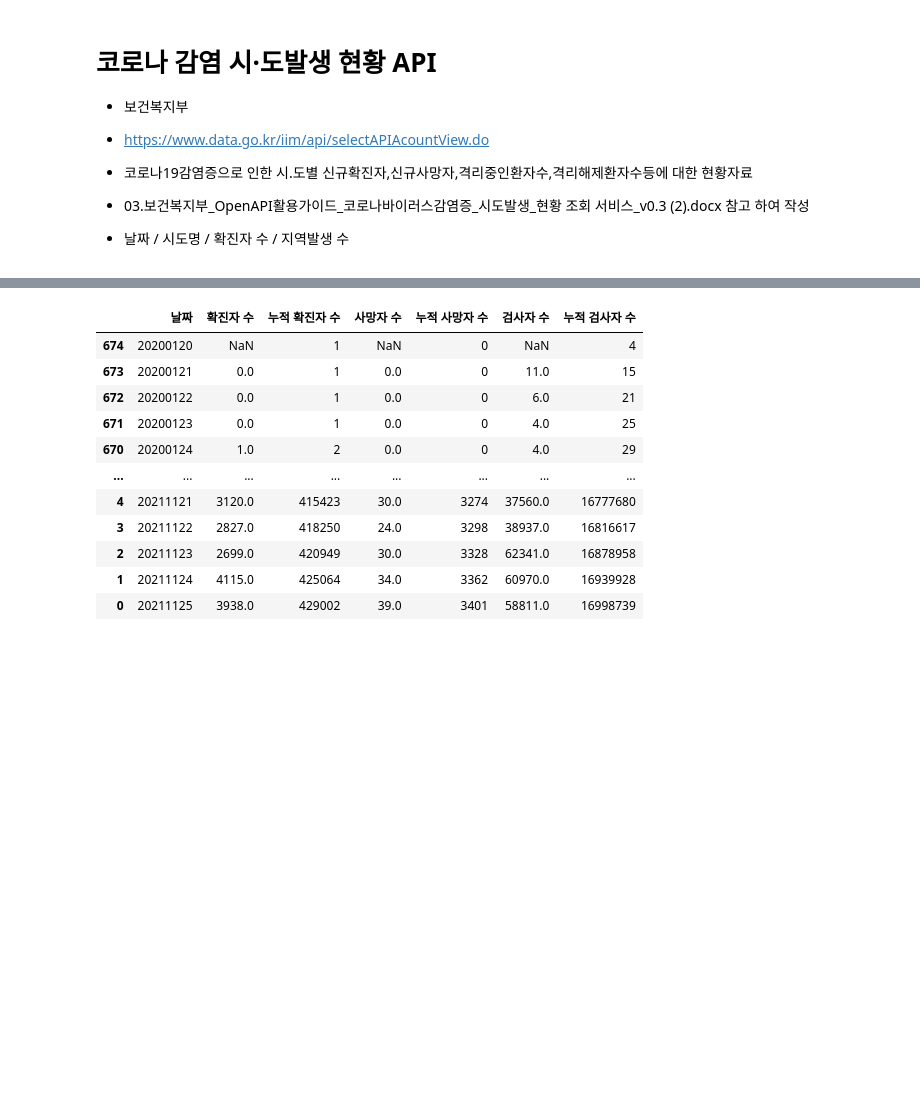
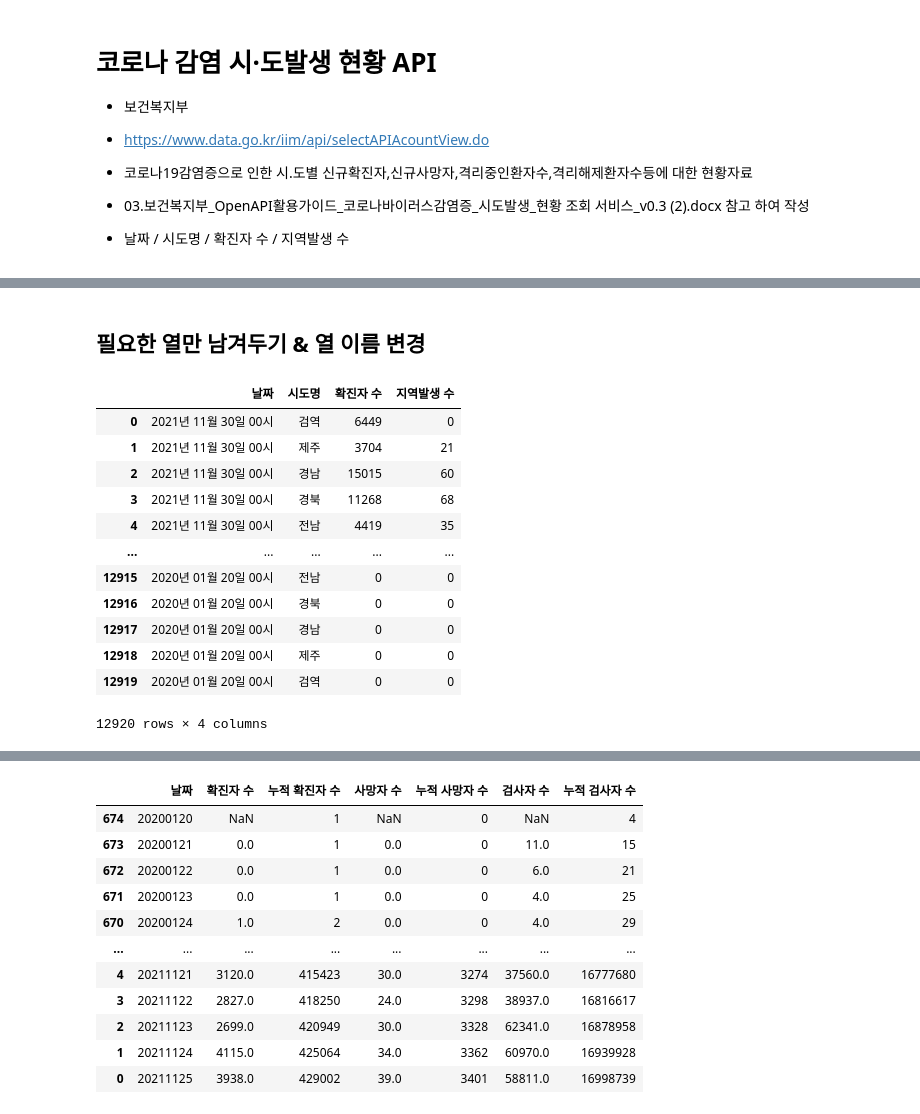
Before and after one commit to Hyeonjiwon/Python-Study, a Jupyter notebook: Data analysis/코로나/코로나 시도별 감염.ipynb, the cells around one changed output, grey strips where cells are left out. Cells and saved outputs as stored; diff of their text form; code cells hidden in the pictures; blank space fills up the shorter version.

```diff
--- a/Data analysis/코로나/코로나 시도별 감염.ipynb
+++ b/Data analysis/코로나/코로나 시도별 감염.ipynb
@@ -47,5 +49,5 @@ url_start_date = '20200120'
 url_end_date = datetime.today().strftime('%Y%m%d') # 현재시간 기준으로 데이터 불러오기
 
 # Call Back URL + 인증키 +  페이지 번호(= 1) + 한 페이지 결과 수 + 데이터 생성일 시작 범위 + 데이터 생성일 종료 범위
-# url = url_base + '?serviceKey=' + url_serviceKey + '&pageNo=1' + '&num0fRows=' + url_numOfRows + '&startCreateDt=' + url_start_date + '&endCreateDt=' + url_end_date
-url = 'http://openapi.data.go.kr/openapi/service/rest/Covid19/getCovid19SidoInfStateJson?serviceKey=zDi7%2BxdkbZUvy%2Bw2jREuuky26qthb6FliCJd4uJTY8qOo02u2VFch2k2zvE0GKtsF8nLCKxd7WqoNvU%2BuvCaUQ%3D%3D&pageNo=1&numOfRows=10&startCreateDt=20200410&endCreateDt=20200410'
+url = url_base + '?serviceKey=' + url_serviceKey + '&pageNo=1' + '&num0fRows=' + url_numOfRows + '&startCreateDt=' + url_start_date + '&endCreateDt=' + url_end_date
+url
@@ -52,6 +56,5 @@ url = 'http://openapi.data.go.kr/openapi/service/rest/Covid19/getCovid19SidoInfS
 # %%
-req = requests.get(url).content
+req = requests.get(url, allow_redirects=False).content
 
 xmlObject = xmltodict.parse(req)
-xmlObject
 # %% [output]
@@ -63,5 +62,5 @@ OrderedDict([('response',
 # %%
 dict_data = xmlObject['response']['body']['items']['item']
 
-df_conf = pd.DataFrame(dict_data)
+df = pd.DataFrame(dict_data)
 # %%
@@ -109,0 +85,25 @@ df_conf_1
+# %% [markdown]
+## 필요한 열만 남겨두기 & 열 이름 변경
+# %%
+df_conf = df.copy()
+# %%
+# 날짜, 시도명(한글), 확진자 수, 지역발생 수
+# stdDay, gubun, defCnt, localOccCnt
+df_conf = df_conf[['stdDay','gubun','defCnt','localOccCnt']]
+
+df_conf.columns = ['날짜','시도명','확진자 수','지역발생 수']
+df_conf
+# %% [output]
+|  | 날짜 | 시도명 | 확진자 수 | 지역발생 수 |
+| 0 | 2021년 11월 30일 00시 | 검역 | 6449 | 0 |
+| 1 | 2021년 11월 30일 00시 | 제주 | 3704 | 21 |
+| 2 | 2021년 11월 30일 00시 | 경남 | 15015 | 60 |
+| 3 | 2021년 11월 30일 00시 | 경북 | 11268 | 68 |
+| 4 | 2021년 11월 30일 00시 | 전남 | 4419 | 35 |
+| ... | ... | ... | ... | ... |
+| 12915 | 2020년 01월 20일 00시 | 전남 | 0 | 0 |
+| 12916 | 2020년 01월 20일 00시 | 경북 | 0 | 0 |
+| 12917 | 2020년 01월 20일 00시 | 경남 | 0 | 0 |
+| 12918 | 2020년 01월 20일 00시 | 제주 | 0 | 0 |
+| 12919 | 2020년 01월 20일 00시 | 검역 | 0 | 0 |
+12920 rows × 4 columns
```
Also changed, not shown: parts of 27 cells of this notebook.
